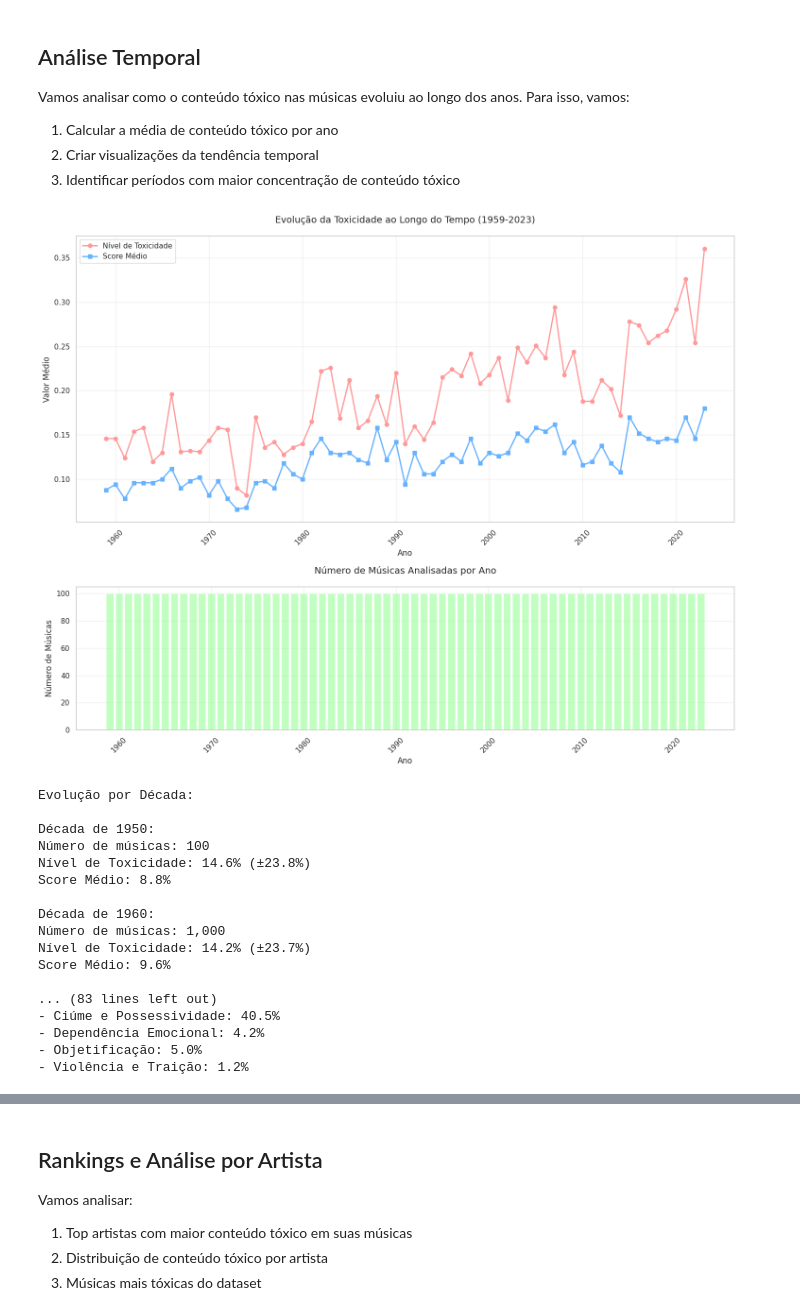
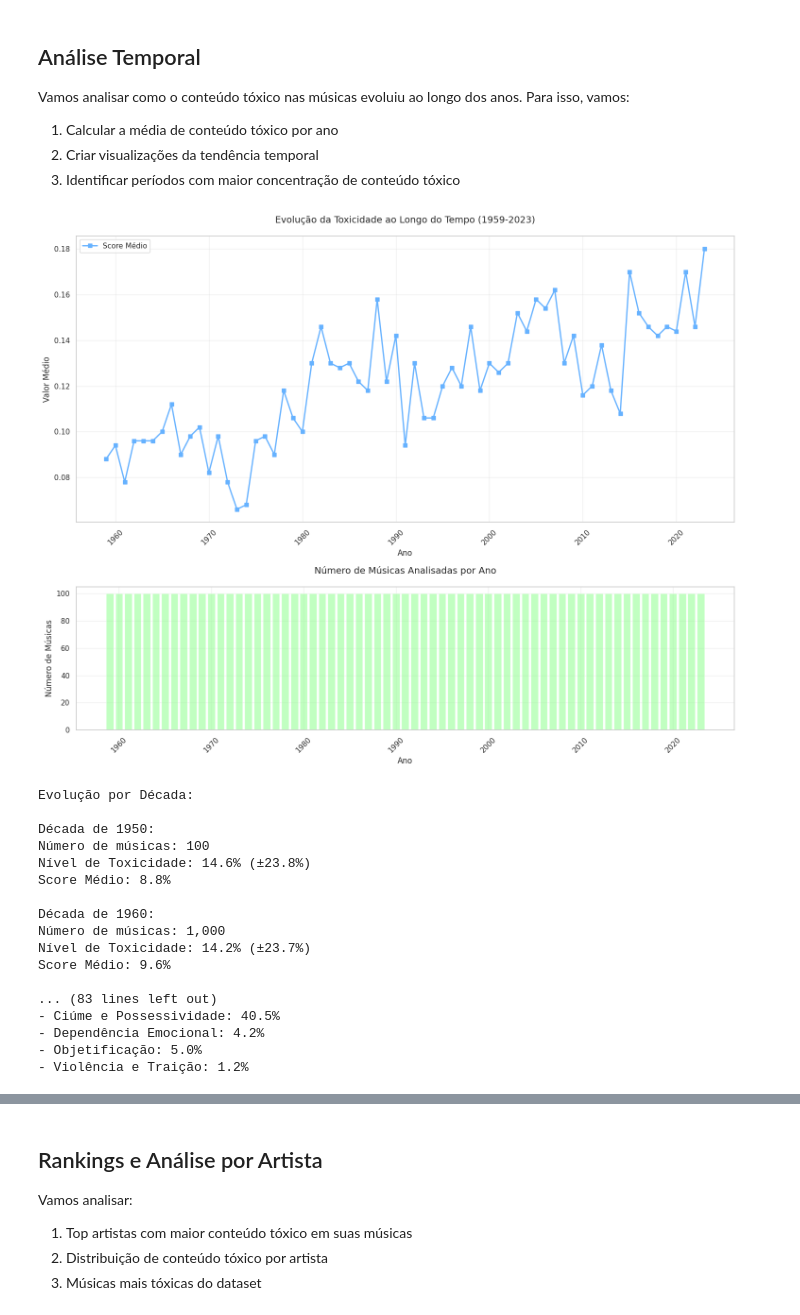
Before and after one commit to hijao08/AprendizadoDeMaquinaMusicas, a Jupyter notebook: src/analise_resultados.ipynb, the cells around one changed output, grey strips where cells are left out. Saved outputs shown, nothing was run; the diff lists cells and outputs as text; code cells hidden in the pictures.

```diff
--- a/src/analise_resultados.ipynb
+++ b/src/analise_resultados.ipynb
@@ -109,8 +109,6 @@ yearly_stats = df.groupby('ano').agg({
 fig, (ax1, ax2) = plt.subplots(2, 1, figsize=(15, 12), height_ratios=[2, 1])
 
 # 1. Evolução do nível e score médio de toxicidade
-ax1.plot(yearly_stats.index, yearly_stats['nivel_numerico'],
-         marker='o', label='Nível de Toxicidade', color='#FF9999', linewidth=2)
 ax1.plot(yearly_stats.index, yearly_stats['score_medio'],
          marker='s', label='Score Médio', color='#66B2FF', linewidth=2)
 ax1.set_title('Evolução da Toxicidade ao Longo do Tempo (1959-2023)', fontsize=14, pad=20)
@@ -134,34 +132,34 @@ plt.show()
 # Análise por década
 df['decada'] = (df['ano'] // 10) * 10
 decade_stats = df.groupby('decada').agg({
     'nivel_numerico': ['mean', 'std'],
     'score_medio': 'mean',
     'titulo': 'count'
 })
 
 print("\nEvolução por Década:")
 for decade in sorted(df['decada'].unique()):
     stats = decade_stats.loc[decade]
     num_musicas = stats[('titulo', 'count')]
     nivel_medio = stats[('nivel_numerico', 'mean')]
     nivel_std = stats[('nivel_numerico', 'std')]
     score_medio = stats[('score_medio', 'mean')]
 
     print(f"\nDécada de {decade:.0f}:")
     print(f"Número de músicas: {num_musicas:,.0f}")
     print(f"Nível de Toxicidade: {nivel_medio:.1%} (±{nivel_std:.1%})")
     print(f"Score Médio: {score_medio:.1%}")
 
 # Análise dos tipos de toxicidade por década
 decade_types = df.groupby('decada')[toxic_columns].mean()
 print("\nMédias por Tipo de Toxicidade em Cada Década:")
 for decade in sorted(df['decada'].unique()):
     print(f"\nDécada de {decade:.0f}:")
     for col, col_pt in zip(toxic_columns, toxic_columns_pt):
         mean = decade_types.loc[decade, col]
         print(f"- {col_pt}: {mean:.1%}")
 # %% [output]
-[figure, old version]
+[figure, new version]
 Evolução por Década:
 
 Década de 1950:
```
Also changed, not shown: parts of 3 cells of this notebook.
